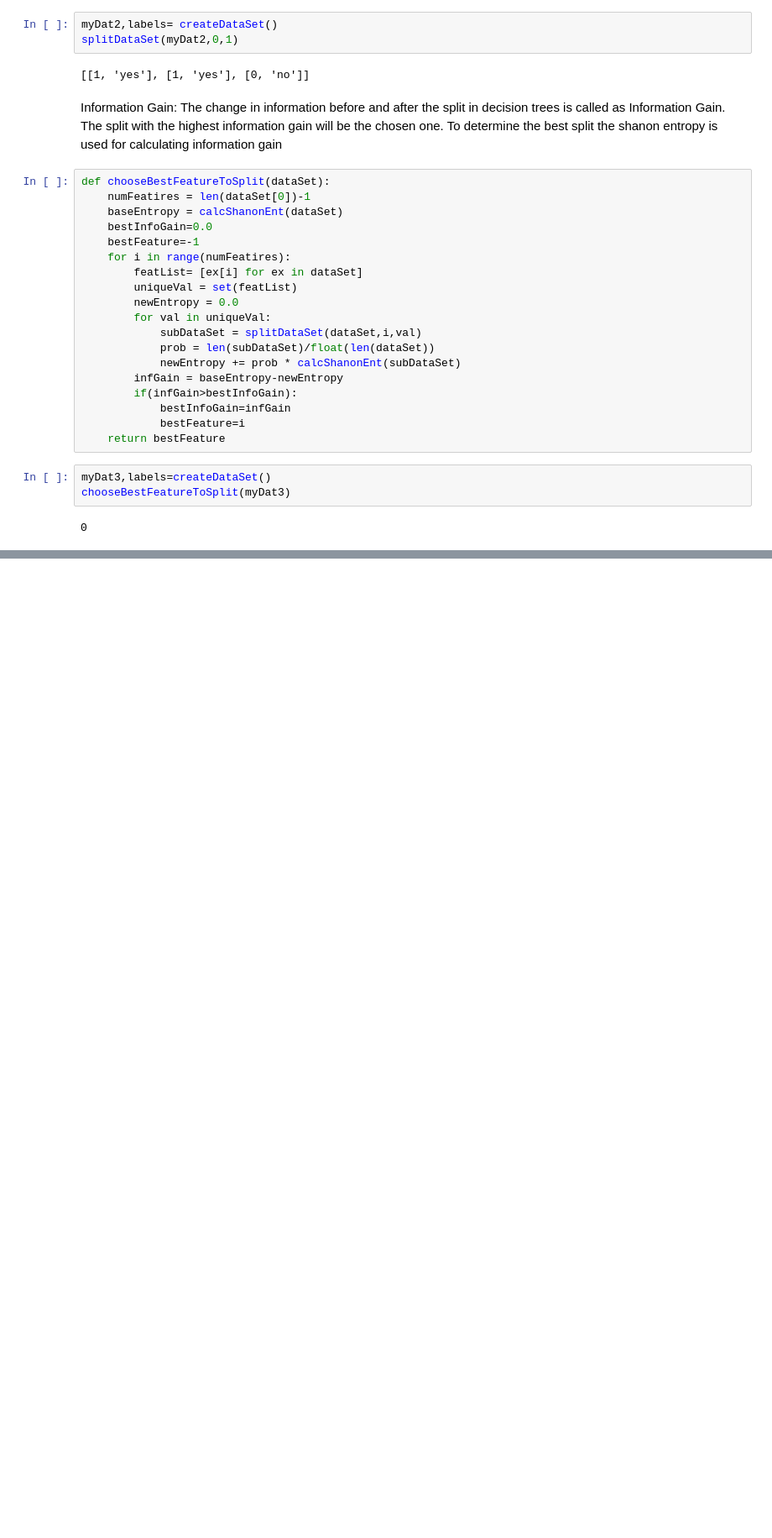
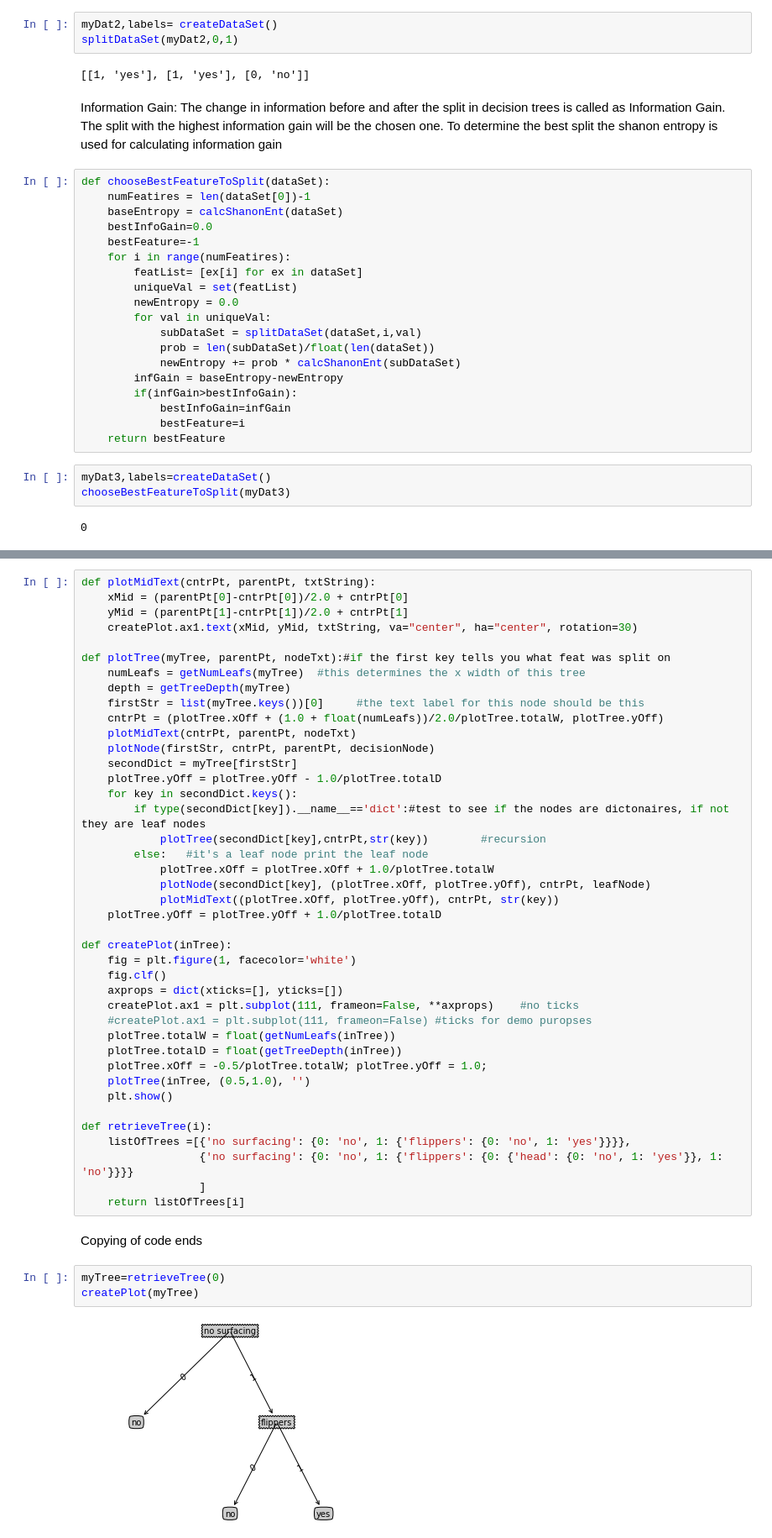
Before and after one commit to akpandads/ML-Algo-Implementations, a Jupyter notebook: DecisionTrees/DecisionTrees.ipynb, the cells around one changed output, grey strips where cells are left out. Shown: that part at 84% size. Drawn from its saved outputs; the diff is of its cells as text; blank space fills up the shorter version.

```diff
--- a/DecisionTrees/DecisionTrees.ipynb
+++ b/DecisionTrees/DecisionTrees.ipynb
@@ -122,0 +208,48 @@ The split must go on till all the instances in a branch are same class or there
+# %%
+def plotMidText(cntrPt, parentPt, txtString):
+    xMid = (parentPt[0]-cntrPt[0])/2.0 + cntrPt[0]
+    yMid = (parentPt[1]-cntrPt[1])/2.0 + cntrPt[1]
+    createPlot.ax1.text(xMid, yMid, txtString, va="center", ha="center", rotation=30)
+
+def plotTree(myTree, parentPt, nodeTxt):#if the first key tells you what feat was split on
+    numLeafs = getNumLeafs(myTree)  #this determines the x width of this tree
+    depth = getTreeDepth(myTree)
+    firstStr = list(myTree.keys())[0]     #the text label for this node should be this
+    cntrPt = (plotTree.xOff + (1.0 + float(numLeafs))/2.0/plotTree.totalW, plotTree.yOff)
+    plotMidText(cntrPt, parentPt, nodeTxt)
+    plotNode(firstStr, cntrPt, parentPt, decisionNode)
+    secondDict = myTree[firstStr]
+    plotTree.yOff = plotTree.yOff - 1.0/plotTree.totalD
+    for key in secondDict.keys():
+        if type(secondDict[key]).__name__=='dict':#test to see if the nodes are dictonaires, if not they are leaf nodes
+            plotTree(secondDict[key],cntrPt,str(key))        #recursion
+        else:   #it's a leaf node print the leaf node
+            plotTree.xOff = plotTree.xOff + 1.0/plotTree.totalW
+            plotNode(secondDict[key], (plotTree.xOff, plotTree.yOff), cntrPt, leafNode)
+            plotMidText((plotTree.xOff, plotTree.yOff), cntrPt, str(key))
+    plotTree.yOff = plotTree.yOff + 1.0/plotTree.totalD
+
+def createPlot(inTree):
+    fig = plt.figure(1, facecolor='white')
+    fig.clf()
+    axprops = dict(xticks=[], yticks=[])
+    createPlot.ax1 = plt.subplot(111, frameon=False, **axprops)    #no ticks
+    #createPlot.ax1 = plt.subplot(111, frameon=False) #ticks for demo puropses
+    plotTree.totalW = float(getNumLeafs(inTree))
+    plotTree.totalD = float(getTreeDepth(inTree))
+    plotTree.xOff = -0.5/plotTree.totalW; plotTree.yOff = 1.0;
+    plotTree(inTree, (0.5,1.0), '')
+    plt.show()
+
+def retrieveTree(i):
+    listOfTrees =[{'no surfacing': {0: 'no', 1: {'flippers': {0: 'no', 1: 'yes'}}}},
+                  {'no surfacing': {0: 'no', 1: {'flippers': {0: {'head': {0: 'no', 1: 'yes'}}, 1: 'no'}}}}
+                  ]
+    return listOfTrees[i]
+# %% [markdown]
+Copying of code ends
+# %%
+myTree=retrieveTree(0)
+createPlot(myTree)
+# %% [output]
+[figure, added]
```
Also changed, not shown: parts of 18 cells of this notebook.
